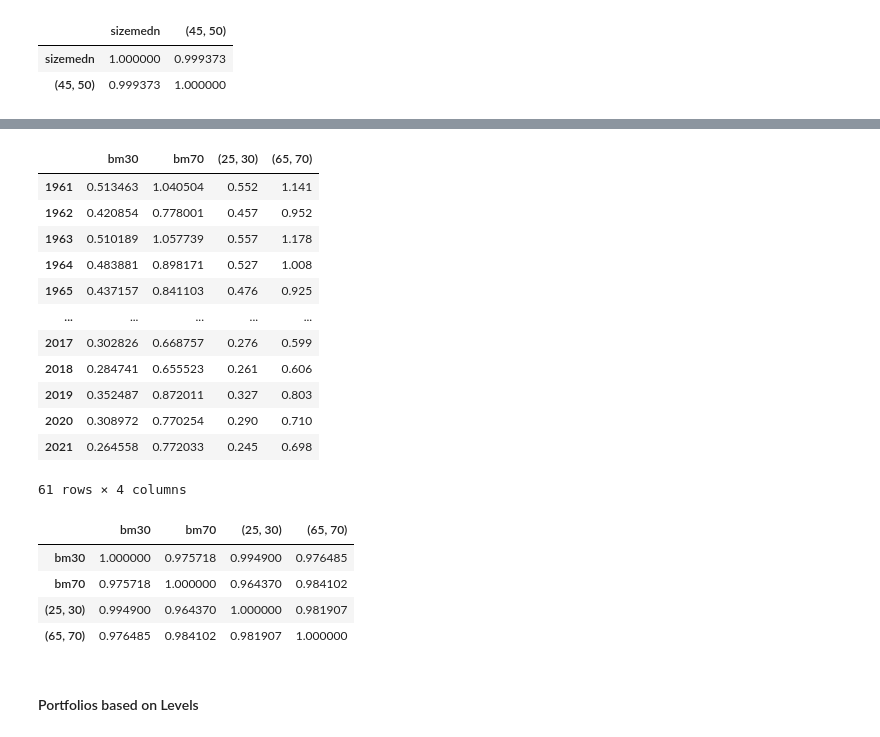
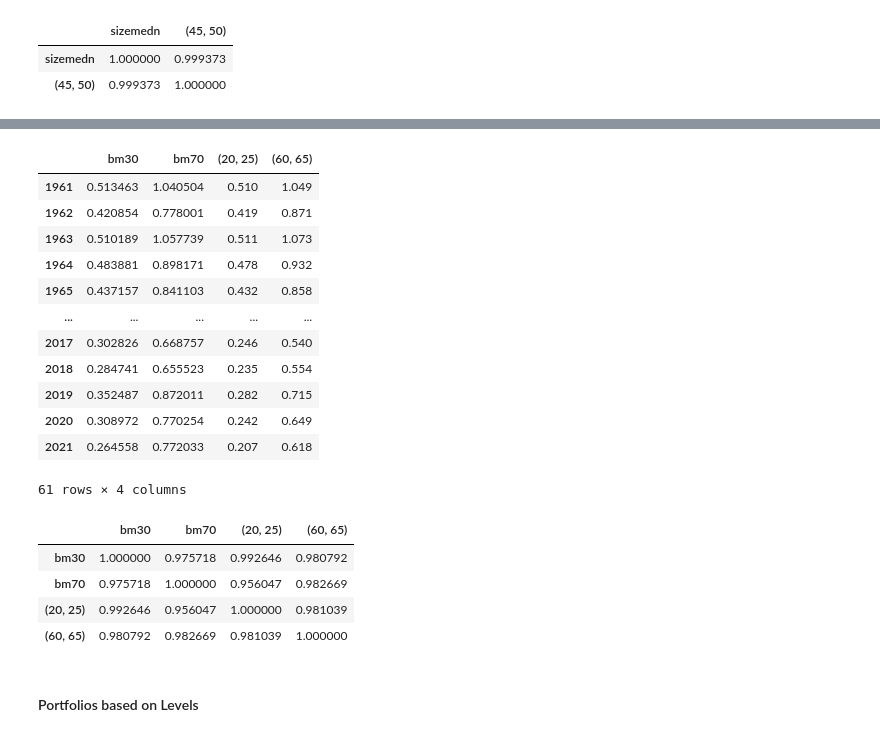
Before and after one commit to santoromano/RSM3034, a Jupyter notebook: ff1993_modified.ipynb, the cells around one changed output, grey strips where cells are left out. Drawn from its saved outputs; the diff is of its cells as text; code cells hidden in the pictures.

Commit message:
v2.1
Added size breakpoint comparison plot. Changed Book to market percentiles to be more inline with Ken French data

```diff
--- a/ff1993_modified.ipynb
+++ b/ff1993_modified.ipynb
@@ -371,8 +371,8 @@ ccm_jun['beme']=ccm_jun['be']*1000/ccm_jun['dec_me']
 # %% [markdown]
 ### Constructs 2x3 Sort
 # %%
-ccm_jun = pd.read_pickle("compustat_crsp_merged.pkl")
-crsp3 = pd.read_pickle("crsp3_data.pkl")
+# ccm_jun = pd.read_pickle("compustat_crsp_merged.pkl")
+# crsp3 = pd.read_pickle("crsp3_data.pkl")
 # %%
 # Selects NYSE stocks for bucket breakdown
 # exchcd = 1 and positive beme and positive me and shrcd in (10,11) and at least 2 years in comp
@@ -493,34 +510,34 @@ size_breaks.corr()
 # %%
 # my_breakpoints.index = my_breakpoints.index.year
 # my_breakpoints.index = pd.PeriodIndex(my_breakpoints.index, freq="A")
 
-be_30_70 = be_breakpoints.loc[:,['(25, 30)', '(65, 70)']]
-# be_30_70 = be_breakpoints.loc[:,['(30, 35)', '(70, 75)']]
+be_30_70 = be_breakpoints.loc[:,['(20, 25)', '(60, 65)']] # matches perfectly
+# be_30_70 = be_breakpoints.loc[:,['(25, 30)', '(65, 70)']]
 
 be_breaks = pd.merge(my_breakpoints[['bm30','bm70']], be_30_70, left_index=True, right_index=True)
 be_breaks
 # %% [output]
-|  | bm30 | bm70 | (25, 30) | (65, 70) |
-| 1961 | 0.513463 | 1.040504 | 0.552 | 1.141 |
-| 1962 | 0.420854 | 0.778001 | 0.457 | 0.952 |
-| 1963 | 0.510189 | 1.057739 | 0.557 | 1.178 |
-| 1964 | 0.483881 | 0.898171 | 0.527 | 1.008 |
-| 1965 | 0.437157 | 0.841103 | 0.476 | 0.925 |
+|  | bm30 | bm70 | (20, 25) | (60, 65) |
+| 1961 | 0.513463 | 1.040504 | 0.510 | 1.049 |
+| 1962 | 0.420854 | 0.778001 | 0.419 | 0.871 |
+| 1963 | 0.510189 | 1.057739 | 0.511 | 1.073 |
+| 1964 | 0.483881 | 0.898171 | 0.478 | 0.932 |
+| 1965 | 0.437157 | 0.841103 | 0.432 | 0.858 |
 | ... | ... | ... | ... | ... |
-| 2017 | 0.302826 | 0.668757 | 0.276 | 0.599 |
-| 2018 | 0.284741 | 0.655523 | 0.261 | 0.606 |
-| 2019 | 0.352487 | 0.872011 | 0.327 | 0.803 |
-| 2020 | 0.308972 | 0.770254 | 0.290 | 0.710 |
-| 2021 | 0.264558 | 0.772033 | 0.245 | 0.698 |
+| 2017 | 0.302826 | 0.668757 | 0.246 | 0.540 |
+| 2018 | 0.284741 | 0.655523 | 0.235 | 0.554 |
+| 2019 | 0.352487 | 0.872011 | 0.282 | 0.715 |
+| 2020 | 0.308972 | 0.770254 | 0.242 | 0.649 |
+| 2021 | 0.264558 | 0.772033 | 0.207 | 0.618 |
 61 rows × 4 columns
 # %%
 be_breaks.corr()
 # %% [output]
-|  | bm30 | bm70 | (25, 30) | (65, 70) |
-| bm30 | 1.000000 | 0.975718 | 0.994900 | 0.976485 |
-| bm70 | 0.975718 | 1.000000 | 0.964370 | 0.984102 |
-| (25, 30) | 0.994900 | 0.964370 | 1.000000 | 0.981907 |
-| (65, 70) | 0.976485 | 0.984102 | 0.981907 | 1.000000 |
+|  | bm30 | bm70 | (20, 25) | (60, 65) |
+| bm30 | 1.000000 | 0.975718 | 0.992646 | 0.980792 |
+| bm70 | 0.975718 | 1.000000 | 0.956047 | 0.982669 |
+| (20, 25) | 0.992646 | 0.956047 | 1.000000 | 0.981039 |
+| (60, 65) | 0.980792 | 0.982669 | 0.981039 | 1.000000 |
 # %% [markdown]
 #### Portfolios based on Levels
 # %%
```
Also changed, not shown: parts of 8 cells of this notebook.
